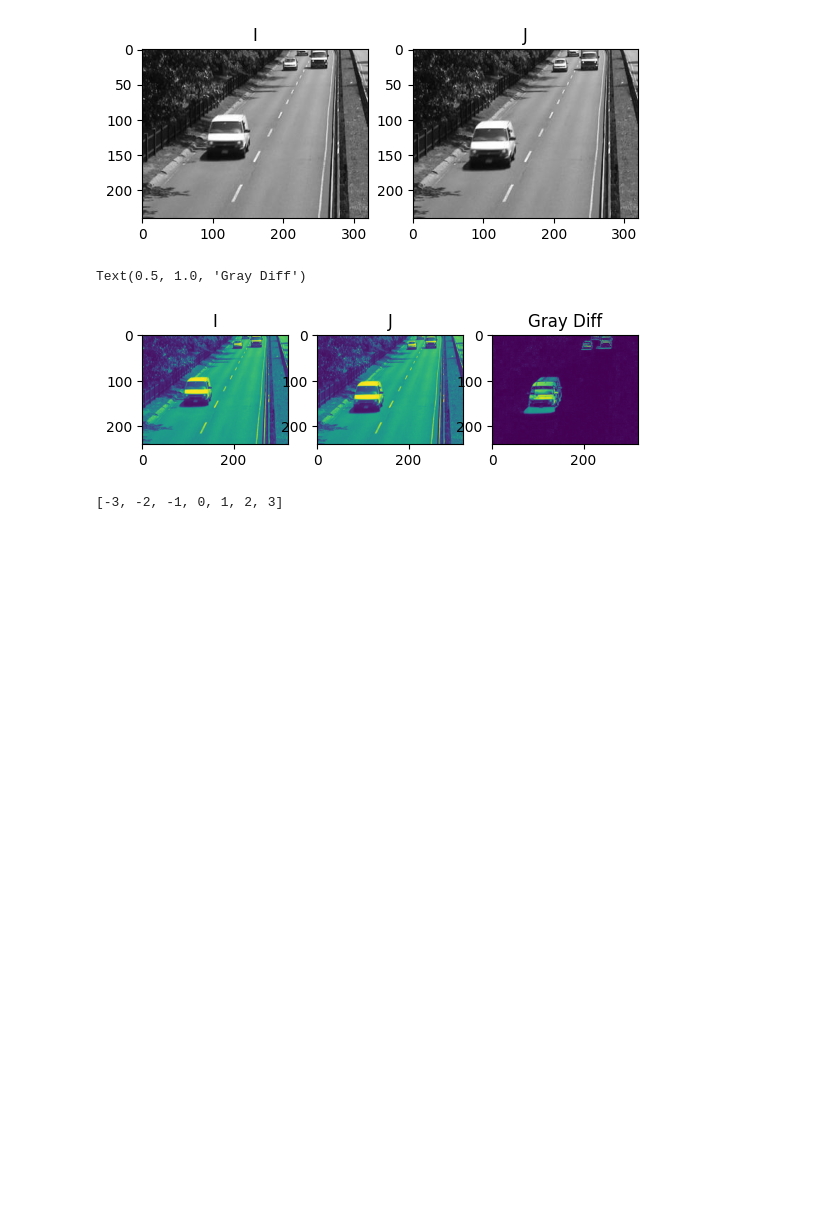
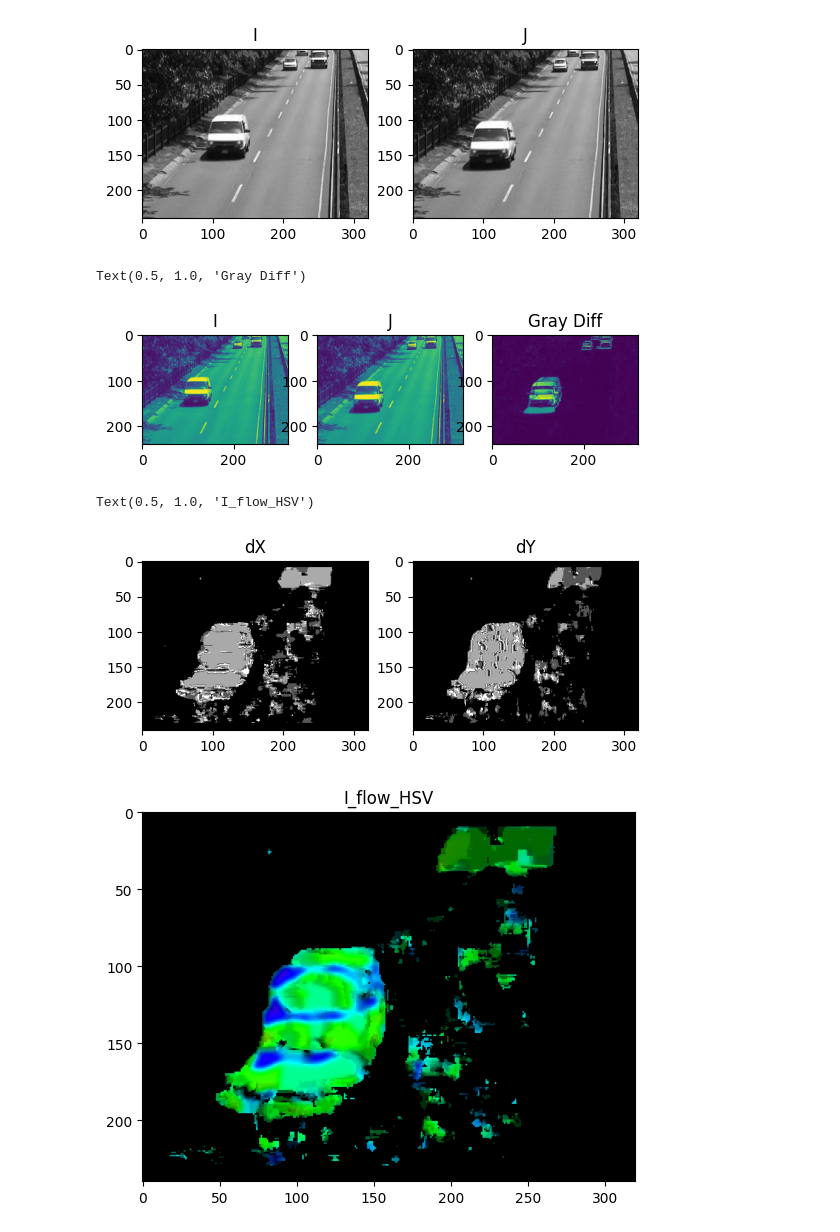
Before and after one commit to jrosa02/ZAW-2025S, a Jupyter notebook: lab04_of/main.ipynb, the cells around one changed output. Saved outputs shown, nothing was run; the diff lists cells and outputs as text; code cells hidden in the pictures; blank space fills up the shorter version.

```diff
--- a/lab04_of/main.ipynb
+++ b/lab04_of/main.ipynb
@@ -35,17 +36,3 @@ axes[2].set_title("Gray Diff")
 # %% [output]
 Text(0.5, 1.0, 'Gray Diff')
 [figure]
-# %%
-def block_method(I1, I2):
-    block_dim = (7, 7)
-    w2 = np.floor(block_dim[0]/2).astype(int)
-    dX = np.floor(block_dim[0]/2).astype(int)
-    dY = np.floor(block_dim[1]/2).astype(int)
-    move_vals = [x for x in range(dX+1-block_dim[0], dX+1)]
-
-    for move_x in move_vals:
-        for move_y in move_vals:
-
-block_method(I, J)
-# %% [output]
-[-3, -2, -1, 0, 1, 2, 3]
@@ -51,0 +124,19 @@ block_method(I, J)
+# %%
+I_flow = optfl.block_method(I, J, W2 = 5, dX= 5, dY=5)
+# %%
+fig, axes = plt.subplots(1, 2)
+axes[0].imshow(cv2.cvtColor((np.abs(I_flow[0])*255/3).astype(np.uint8), cv2.COLOR_GRAY2BGR))
+axes[0].set_title("dX")
+axes[1].imshow(cv2.cvtColor((np.abs(I_flow[1])*255/3).astype(np.uint8), cv2.COLOR_GRAY2BGR))
+axes[1].set_title("dY")
+
+I_flow_HSV = optfl.calcHSV(I_flow)
+
+I_flow_HSV = cv2.cvtColor(I_flow_HSV, cv2.COLOR_HSV2BGR)
+fig, axes = plt.subplots()
+axes.imshow(I_flow_HSV)
+axes.set_title("I_flow_HSV")
+# %% [output]
+Text(0.5, 1.0, 'I_flow_HSV')
+[figure, added]
+[figure, added]
```
Also changed, not shown: parts of 6 cells of this notebook, 2 other files.
